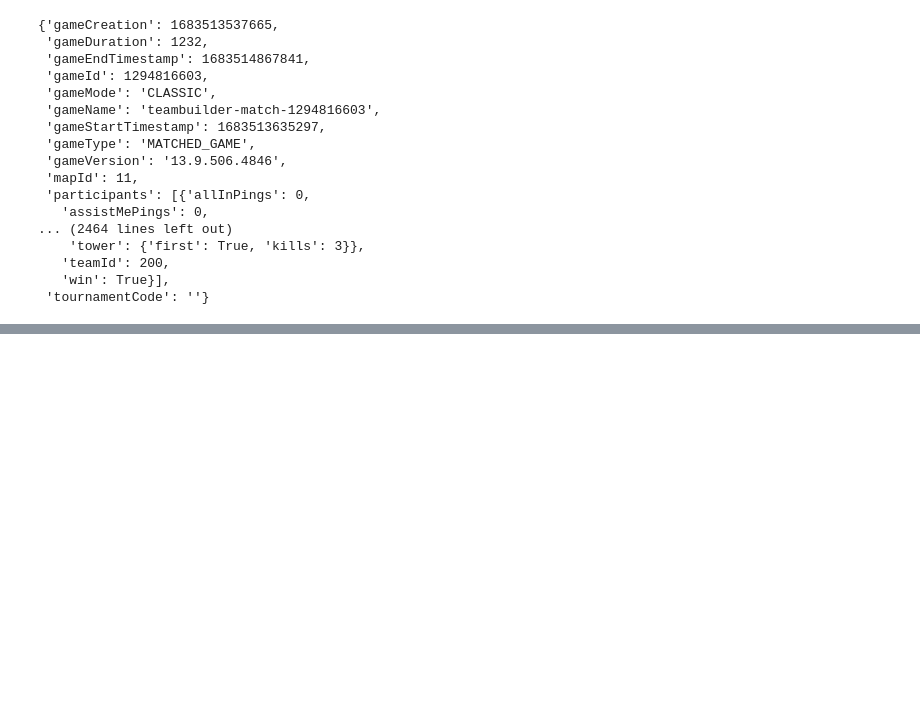
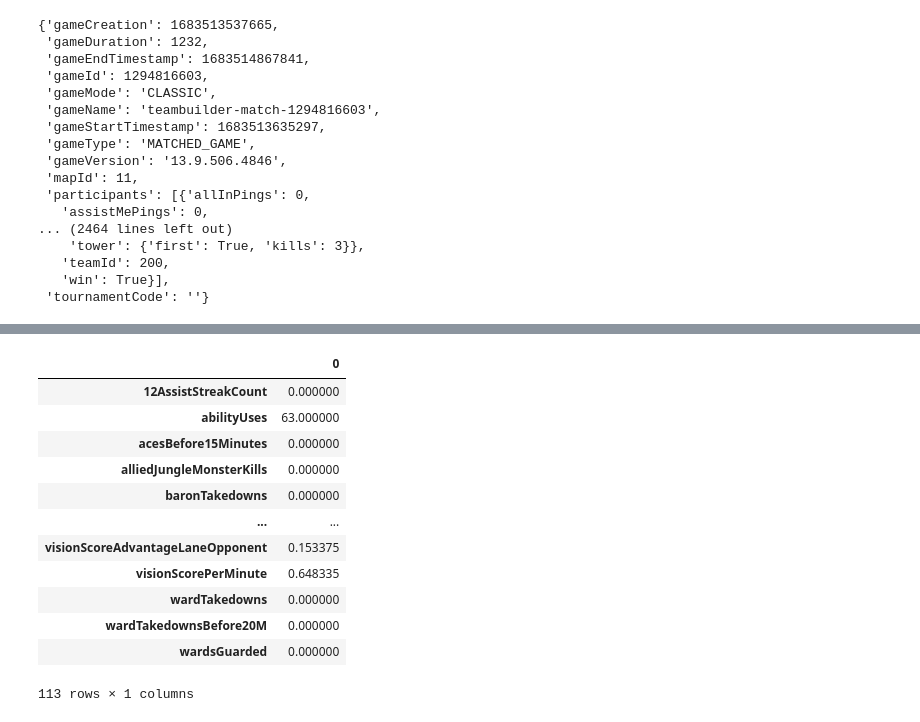
Before and after one commit to nicolas-muzzio/Spirit_of_the_LoL, a Jupyter notebook: Preprocessing.ipynb, the cells around one changed output, grey strips where cells are left out. Drawn from its saved outputs; the diff is of its cells as text; code cells hidden in the pictures; blank space fills up the shorter version.

```diff
--- a/Preprocessing.ipynb
+++ b/Preprocessing.ipynb
@@ -86,0 +124,25 @@ ValueError: If using all scalar values, you must pass an index
+# %%
+#Para ver un participante en particular
+participants_challenges = data_participants_detalle[4]["challenges"]
+
+participants_challenges
+
+
+
+participants_challenges_df = pd.DataFrame.from_dict(participants_challenges, orient='index')
+
+participants_challenges_df
+# %% [output]
+|  | 0 |
+| 12AssistStreakCount | 0.000000 |
+| abilityUses | 63.000000 |
+| acesBefore15Minutes | 0.000000 |
+| alliedJungleMonsterKills | 0.000000 |
+| baronTakedowns | 0.000000 |
+| ... | ... |
+| visionScoreAdvantageLaneOpponent | 0.153375 |
+| visionScorePerMinute | 0.648335 |
+| wardTakedowns | 0.000000 |
+| wardTakedownsBefore20M | 0.000000 |
+| wardsGuarded | 0.000000 |
+113 rows × 1 columns
```
Also changed, not shown: parts of 9 cells of this notebook.
